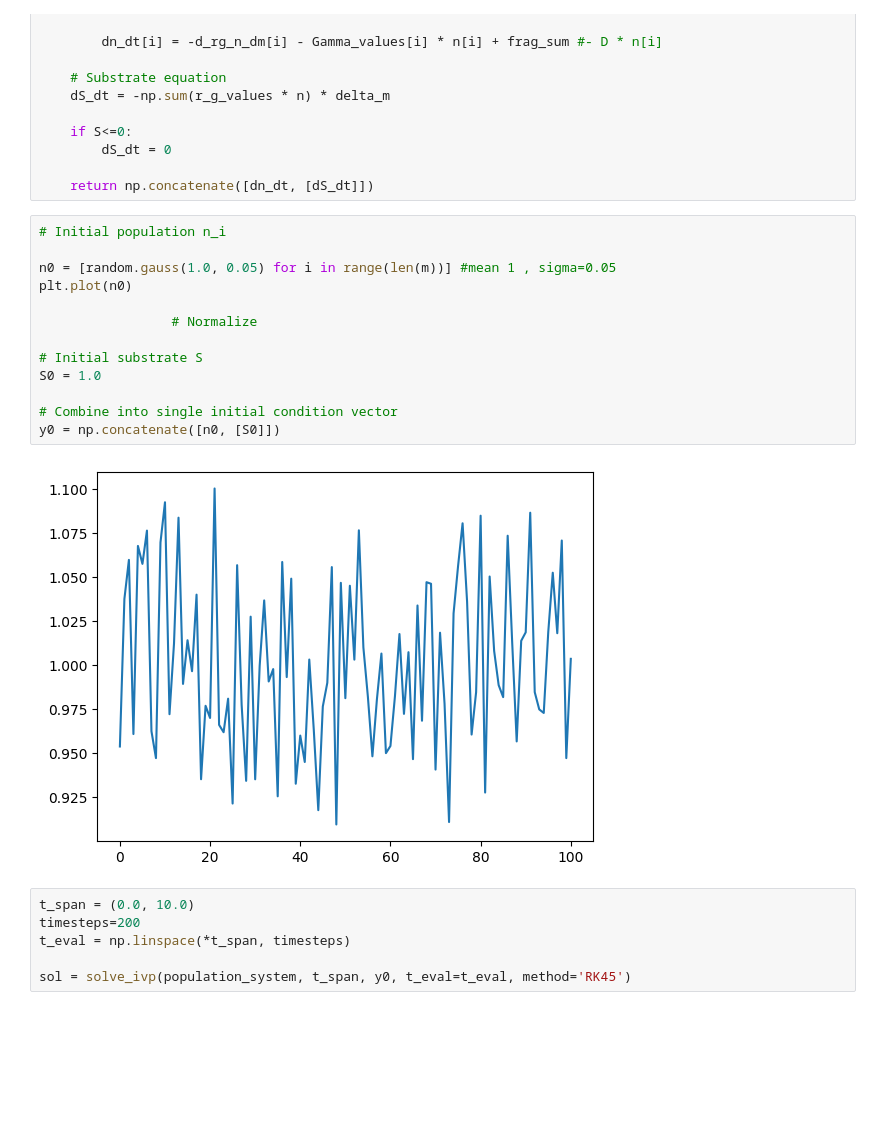
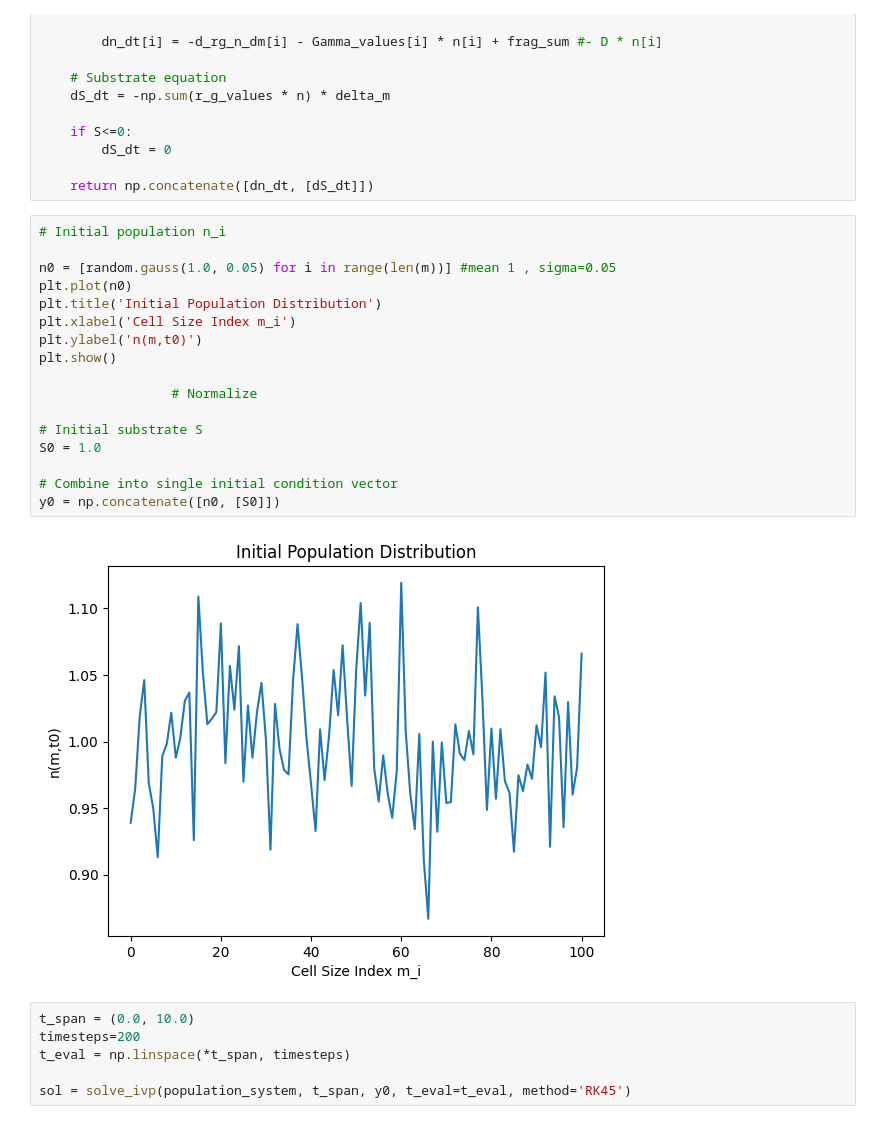
Before and after one commit to therealtoby1/Master, a Jupyter notebook: Cell_growth_integro_diff.ipynb, the cells around one changed output. Saved outputs shown, nothing was run; the diff lists cells and outputs as text; blank space fills up the shorter version.

```diff
--- a/Cell_growth_integro_diff.ipynb
+++ b/Cell_growth_integro_diff.ipynb
@@ -106,18 +106,22 @@ def population_system (t,y):
 # %%
 # Initial population n_i
 
 n0 = [random.gauss(1.0, 0.05) for i in range(len(m))] #mean 1 , sigma=0.05
 plt.plot(n0)
+plt.title('Initial Population Distribution')
+plt.xlabel('Cell Size Index m_i')
+plt.ylabel('n(m,t0)')
+plt.show()
 
                  # Normalize
 
 # Initial substrate S
 S0 = 1.0
 
 # Combine into single initial condition vector
 y0 = np.concatenate([n0, [S0]])
 # %% [output]
-[figure, old version]
+[figure, new version]
 # %%
 t_span = (0.0, 10.0)
 timesteps=200
```
Also changed, not shown: parts of 1 cell of this notebook.
